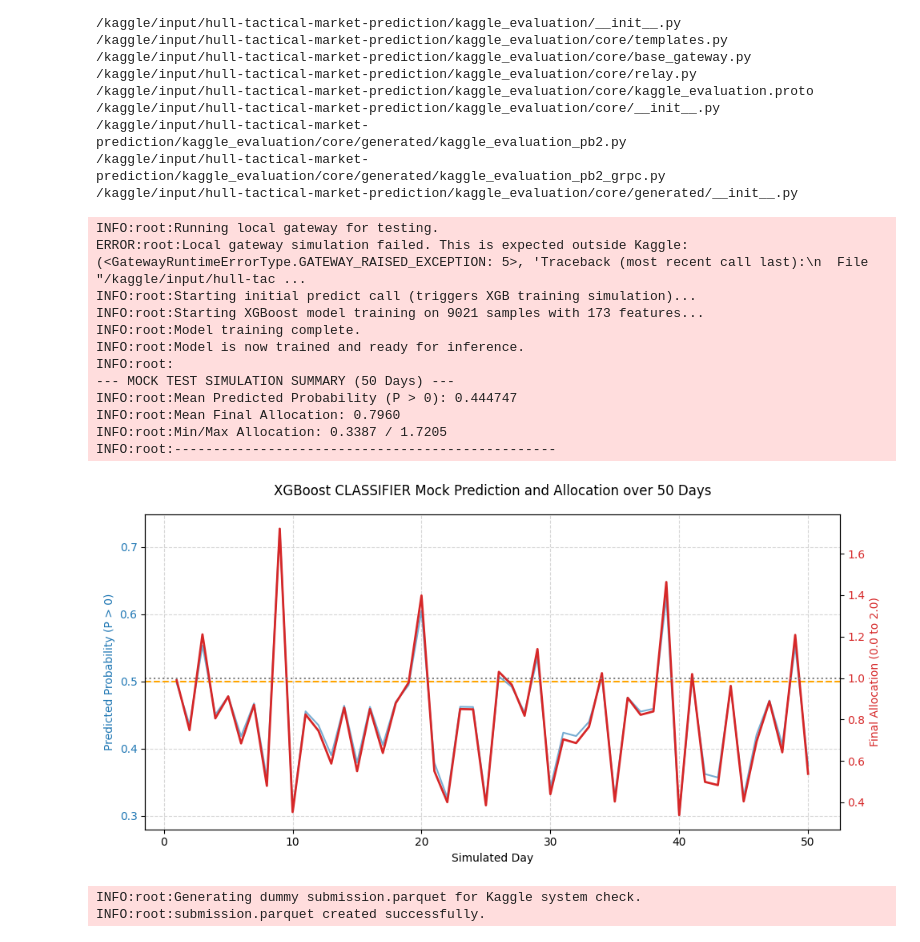
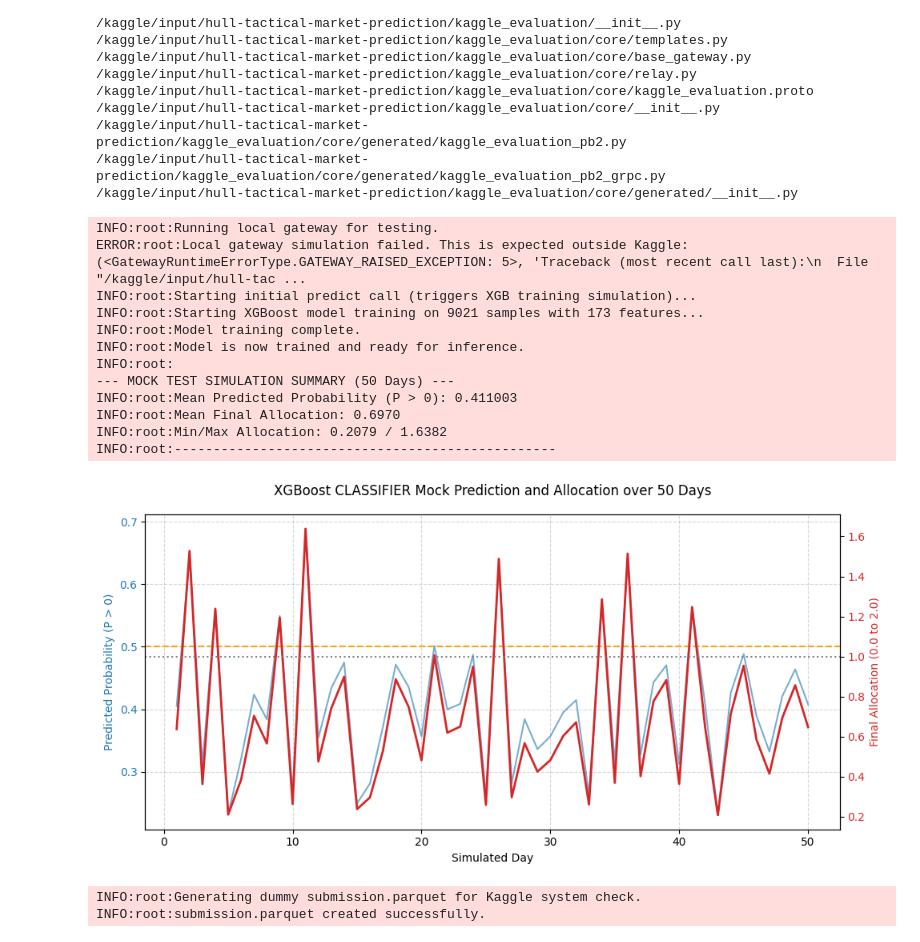
Before and after one commit to Mahmoudashraf7400/Loan-Prediction, a Jupyter notebook: hull-average.ipynb, the cells around one changed output. Saved outputs shown, nothing was run; the diff lists cells and outputs as text; code cells hidden in the pictures.

```diff
--- a/hull-average.ipynb
+++ b/hull-average.ipynb
@@ -35,7 +35,7 @@ import os
 import polars as pl
 import numpy as np
 import logging
-from typing import Dict, Any, List
+from typing import List
 import pandas as pd
 import matplotlib.pyplot as plt
 import xgboost as xgb
@@ -172,16 +172,16 @@ def train_model(train_df: pl.DataFrame):
     # Define and fit the model directly
     regressor = xgb.XGBClassifier( # CLASSIFIER
         objective='binary:logistic',
-        n_estimators=1200,             # Increased for deeper training
+        n_estimators=1400,             # Increased for deeper training
         learning_rate=0.03,            # Slightly reduced learning rate for stability
-        max_depth=8,                   # Increased depth
+        max_depth=10,                   # Increased depth
         subsample=0.8,
         colsample_bytree=0.8,
-        random_state=42,
-        n_jobs=4,
+        random_state=60,
+        n_jobs=5,
         # --- OPTIMIZATION 2: Stronger Regularization to Prevent Overfitting ---
-        reg_lambda=1.5,                # Increased L2 Regularization
-        gamma=0.2,                     # NEW: Min loss reduction for split (critical for generalization)
+        reg_lambda=1.8,                # Increased L2 Regularization
+        gamma=0.5,                     # NEW: Min loss reduction for split (critical for generalization)
     )
 
     MODEL = regressor
@@ -254,10 +254,11 @@ def predict(test: pl.DataFrame) -> float:
 
         # IMPUTATION STEP: using TRAIN_MEANS
         if TRAIN_MEANS is not None:
-             # Impute test data using means calculated on the training data
-             X_test_pd = X_test_pd.fillna(TRAIN_MEANS)
+              # Impute test data using means calculated on the training data
+              X_test_pd = X_test_pd.fillna(TRAIN_MEANS)
         else:
-             X_test_pd = X_test_pd.fillna(X_test_pd.mean())
+            # Fallback imputation if TRAIN_MEANS is unexpectedly None
+              X_test_pd = X_test_pd.fillna(X_test_pd.mean())
 
     except Exception as e:
         logging.error(f"Feature selection failed in predict: {e}")
@@ -276,7 +277,7 @@ def predict(test: pl.DataFrame) -> float:
 
         # Return the allocation (and probability for mock testing)
         if is_mock_run:
-             return (final_allocation, p_positive)
+              return (final_allocation, p_positive)
 
         return final_allocation
 
@@ -384,36 +385,36 @@ else:
         local_input_path = os.path.join(os.getcwd(), 'kaggle_input/hull-tactical-market-prediction/')
         inference_server_instance.run_local_gateway((local_input_path,))
     except Exception as e:
         # Fallback for external environment dummy test and visualization
         logging.error(f"Local gateway simulation failed. This is expected outside Kaggle: {e}")
 
         # Run the expanded mock test and visualization
         run_mock_test_and_visualize()
 
         # --- Mandatory Dummy Submission File Generation for Kaggle System Check ---
         logging.info("Generating dummy submission.parquet for Kaggle system check.")
 
         # Create a tiny DataFrame that satisfies the submission file structure
         dummy_submission = pl.DataFrame({
             'date_id': [999], # A dummy date ID
             'allocation': [1.0] # Neutral allocation
         })
         # Write it to the expected file name
         dummy_submission.write_parquet('submission.parquet')
         logging.info("submission.parquet created successfully.")
 # %% [output]
 INFO:root:Running local gateway for testing.
 ERROR:root:Local gateway simulation failed. This is expected outside Kaggle: (<GatewayRuntimeErrorType.GATEWAY_RAISED_EXCEPTION: 5>, 'Traceback (most recent call last):\n  File "/kaggle/input/hull-tac ...
 INFO:root:Starting initial predict call (triggers XGB training simulation)...
 INFO:root:Starting XGBoost model training on 9021 samples with 173 features...
 INFO:root:Model training complete.
 INFO:root:Model is now trained and ready for inference.
 INFO:root:
 --- MOCK TEST SIMULATION SUMMARY (50 Days) ---
-INFO:root:Mean Predicted Probability (P > 0): 0.444747
-INFO:root:Mean Final Allocation: 0.7960
-INFO:root:Min/Max Allocation: 0.3387 / 1.7205
+INFO:root:Mean Predicted Probability (P > 0): 0.411003
+INFO:root:Mean Final Allocation: 0.6970
+INFO:root:Min/Max Allocation: 0.2079 / 1.6382
 INFO:root:-------------------------------------------------
-[figure, old version]
+[figure, new version]
 INFO:root:Generating dummy submission.parquet for Kaggle system check.
 INFO:root:submission.parquet created successfully.
```
Also changed, not shown: parts of 1 cell of this notebook.
